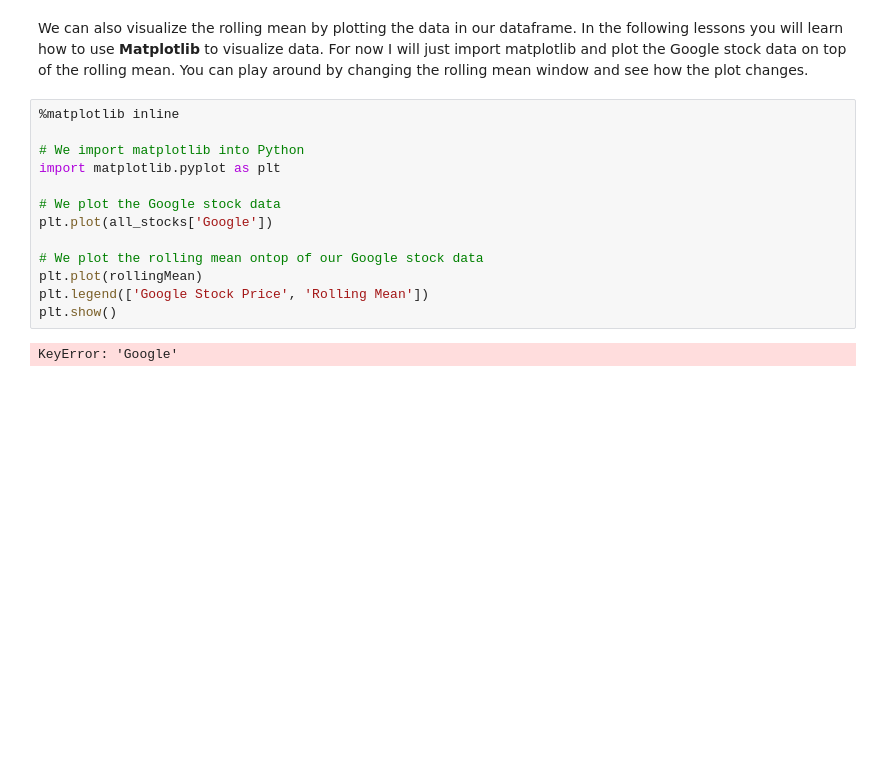
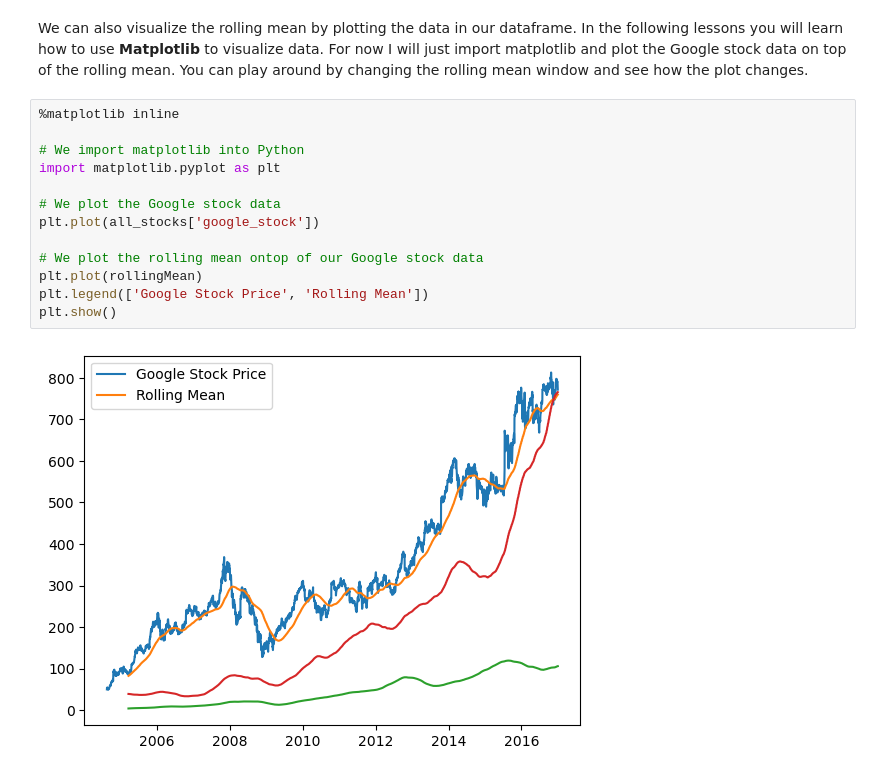
Before and after one commit to muthoninduhiu/AIPND, a Jupyter notebook: Pandas Mini-Project/Statistics from Stock Data.ipynb, the cells around one changed output. Drawn from its saved outputs; the diff is of its cells as text; blank space fills up the shorter version.

```diff
--- a/Pandas Mini-Project/Statistics from Stock Data.ipynb
+++ b/Pandas Mini-Project/Statistics from Stock Data.ipynb
@@ -279,15 +279,15 @@ We can also visualize the rolling mean by plotting the data in our dataframe. In
 # %%
 %matplotlib inline
 
 # We import matplotlib into Python
 import matplotlib.pyplot as plt
 
 # We plot the Google stock data
-plt.plot(all_stocks['Google'])
+plt.plot(all_stocks['google_stock'])
 
 # We plot the rolling mean ontop of our Google stock data
 plt.plot(rollingMean)
 plt.legend(['Google Stock Price', 'Rolling Mean'])
 plt.show()
 # %% [output]
-KeyError: 'Google'
+[figure, added]
```
